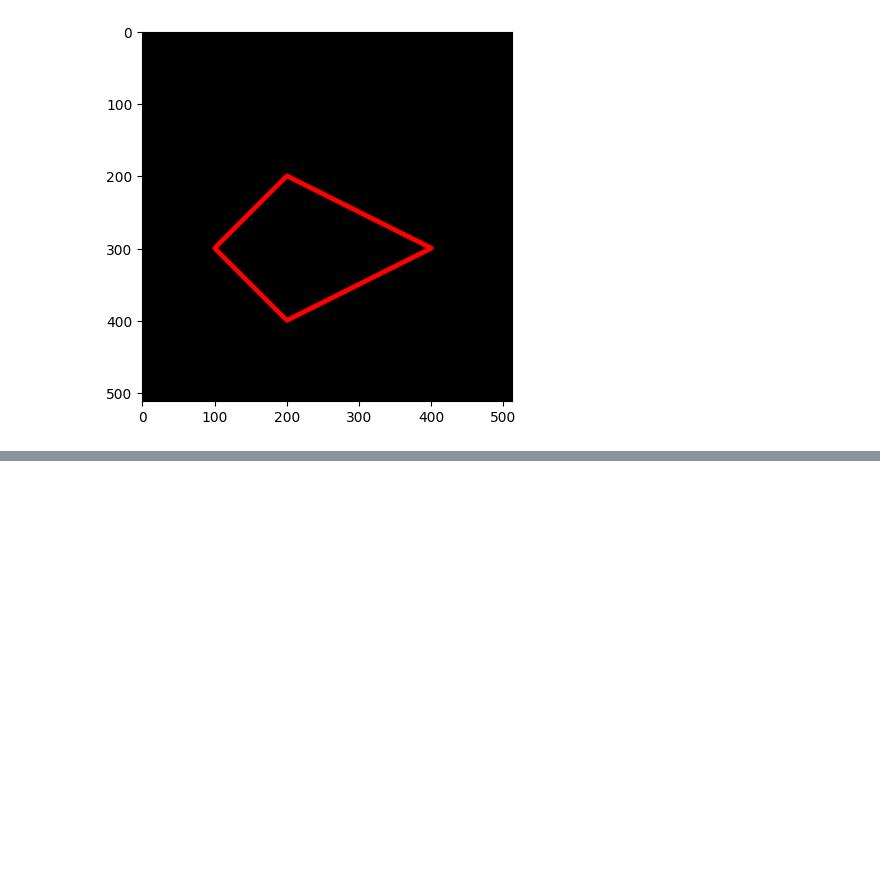
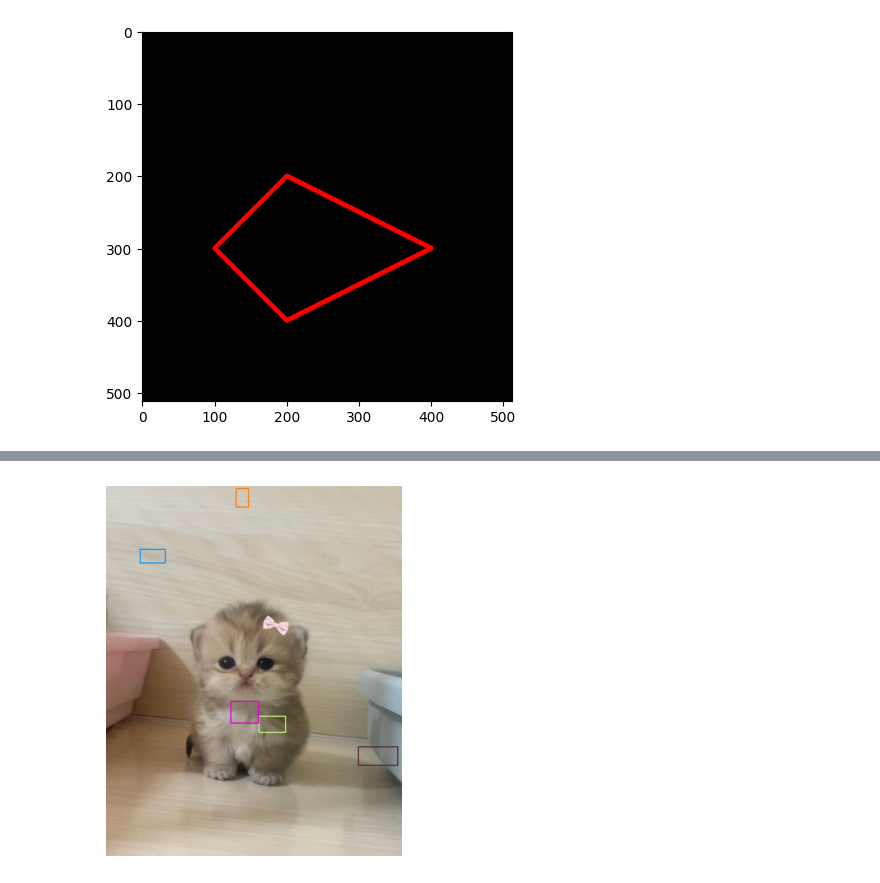
Before and after one commit to Anothaatype/PCVK-Semester-5, a Jupyter notebook: Week2.ipynb, the cells around one changed output, grey strips where cells are left out. Saved outputs shown, nothing was run; the diff lists cells and outputs as text; code cells hidden in the pictures; blank space fills up the shorter version.

```diff
--- a/Week2.ipynb
+++ b/Week2.ipynb
@@ -121,0 +169,15 @@ plt.imshow(black_img2)
+# %%
+img_boxes = img_rgb.copy()
+for _ in range(5):
+    x1 = random.randint(0, img.shape[1] - 100)
+    y1 = random.randint(0, img.shape[0] - 100)
+    x2 = x1 + random.randint(20, 100)
+    y2 = y1 + random.randint(20, 100)
+    color = tuple(random.randint(0, 255) for _ in range(3))
+    cv.rectangle(img_boxes, (x1, y1), (x2, y2), color, 2)
+
+plt.imshow(img_boxes)
+plt.axis('off')
+plt.show()
+# %% [output]
+[figure, added]
```
Also changed, not shown: parts of 18 cells of this notebook.
